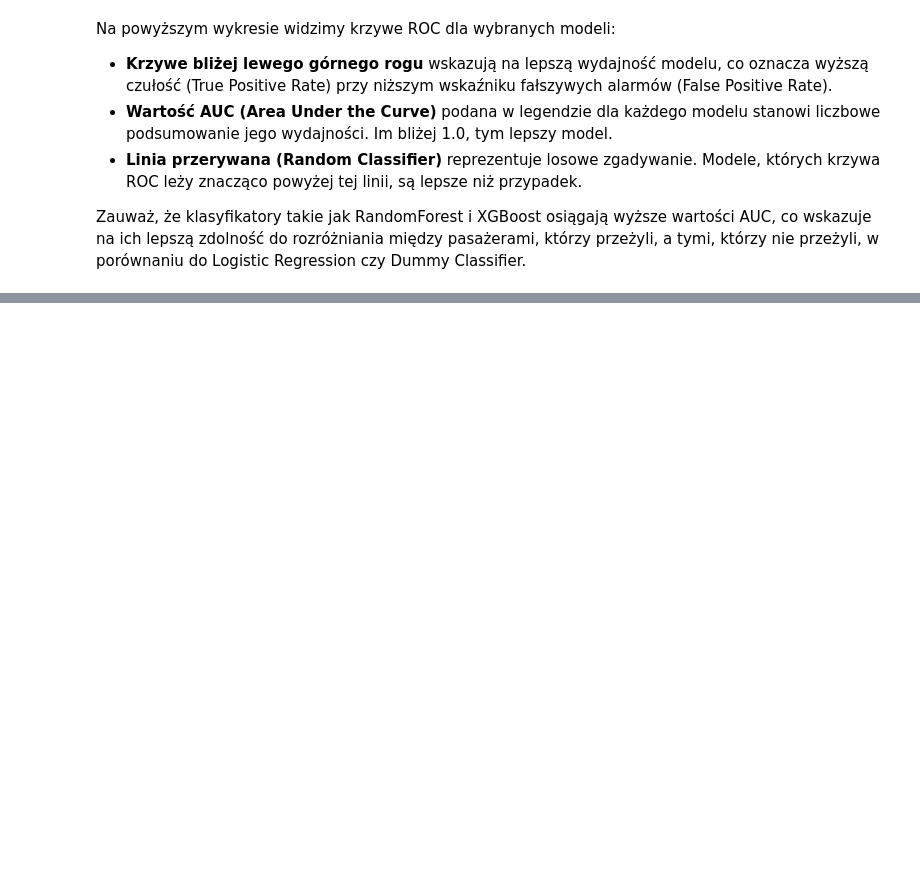
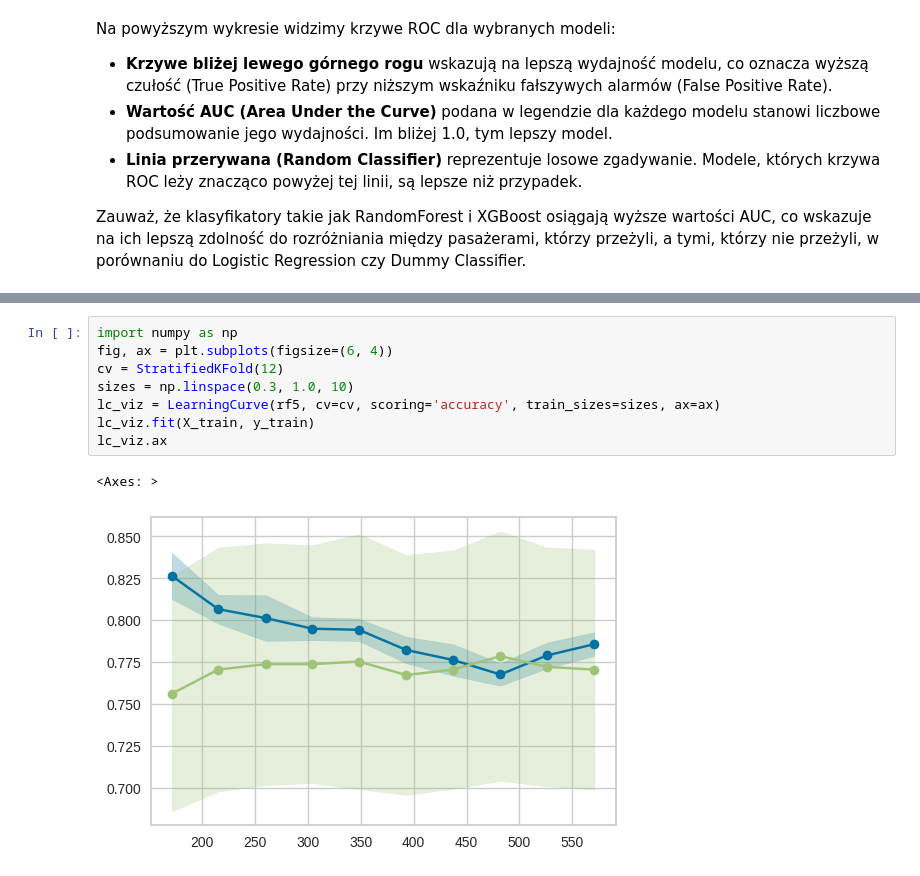
Before and after one commit to hrachubi/ML-in-Python, a Jupyter notebook: Klasyfikacja_danych_baza_titanic.ipynb, the cells around one changed output, grey strips where cells are left out. Saved outputs shown, nothing was run; the diff lists cells and outputs as text; blank space fills up the shorter version.

```diff
--- a/Klasyfikacja_danych_baza_titanic.ipynb
+++ b/Klasyfikacja_danych_baza_titanic.ipynb
@@ -391,0 +501,11 @@ plt.show()
+# %%
+import numpy as np
+fig, ax = plt.subplots(figsize=(6, 4))
+cv = StratifiedKFold(12)
+sizes = np.linspace(0.3, 1.0, 10)
+lc_viz = LearningCurve(rf5, cv=cv, scoring='accuracy', train_sizes=sizes, ax=ax)
+lc_viz.fit(X_train, y_train)
+lc_viz.ax
+# %% [output]
+<Axes: >
+[figure, added]
```
Also changed, not shown: parts of 16 cells of this notebook.
